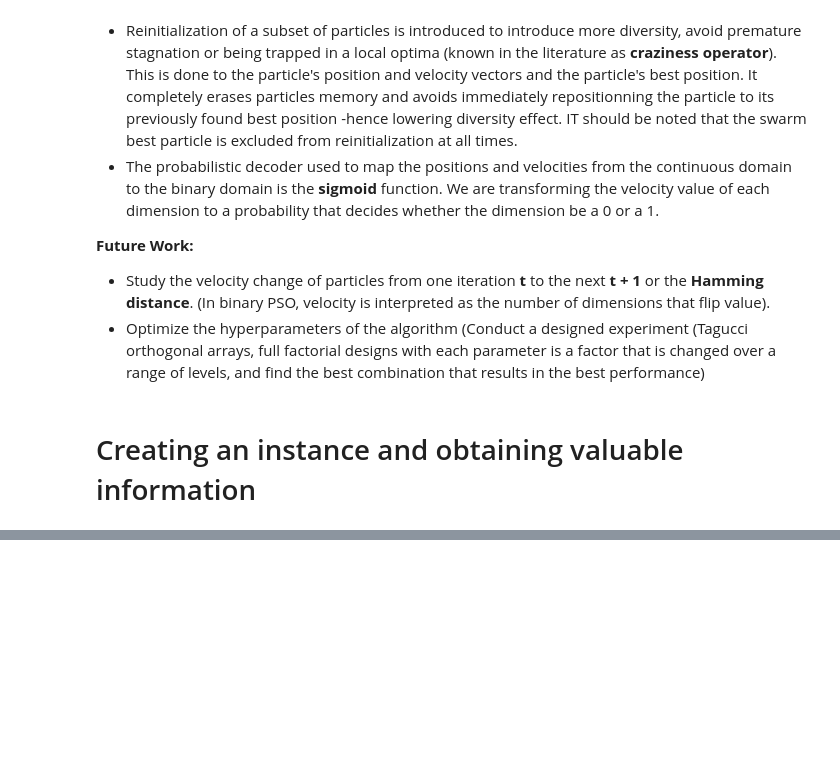
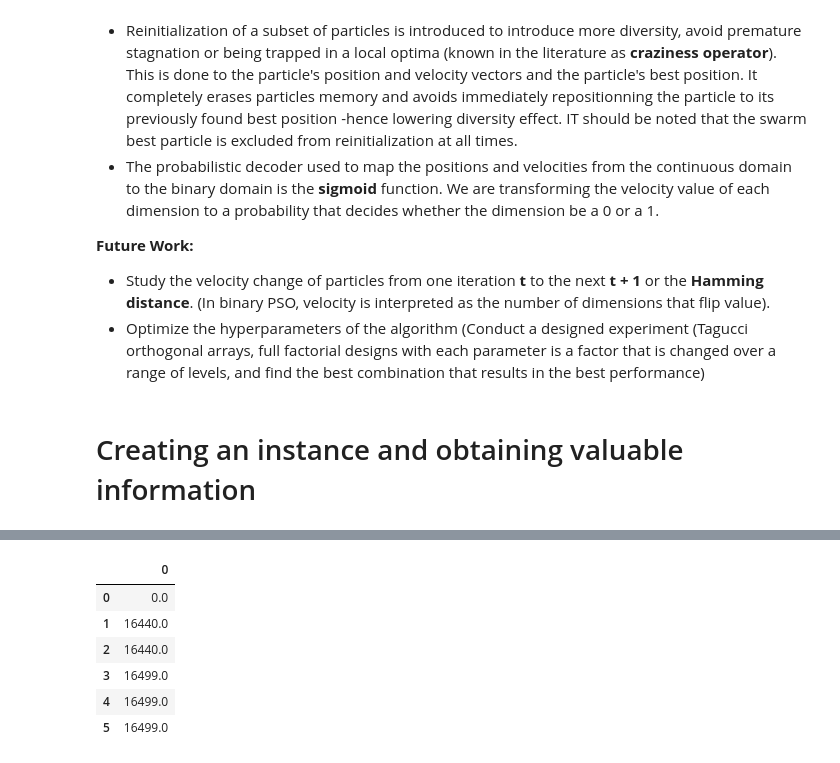
Before and after one commit to AghaMS/BPSO_MKP, a Jupyter notebook: MKNAP - PSO - Publish version 2.0.ipynb, the cells around one changed output, grey strips where cells are left out. Drawn from its saved outputs; the diff is of its cells as text; code cells hidden in the pictures; blank space fills up the shorter version.

```diff
--- a/MKNAP - PSO - Publish version 2.0.ipynb
+++ b/MKNAP - PSO - Publish version 2.0.ipynb
@@ -652,0 +665,10 @@ plt.plot(history_pd[1:])
+# %%
+history_pd.head(6)
+# %% [output]
+|  | 0 |
+| 0 | 0.0 |
+| 1 | 16440.0 |
+| 2 | 16440.0 |
+| 3 | 16499.0 |
+| 4 | 16499.0 |
+| 5 | 16499.0 |
```
Also changed, not shown: parts of 11 cells of this notebook.
